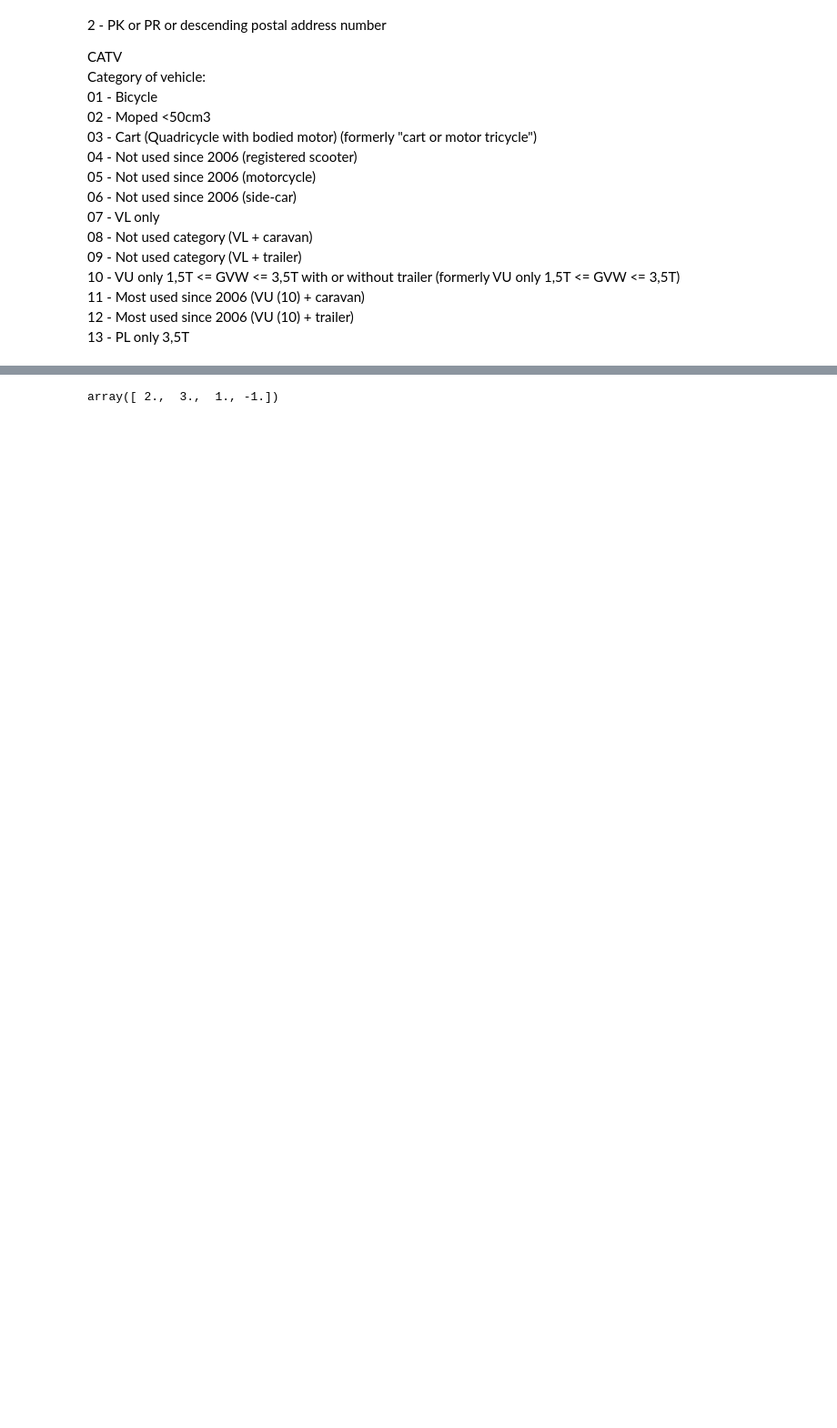
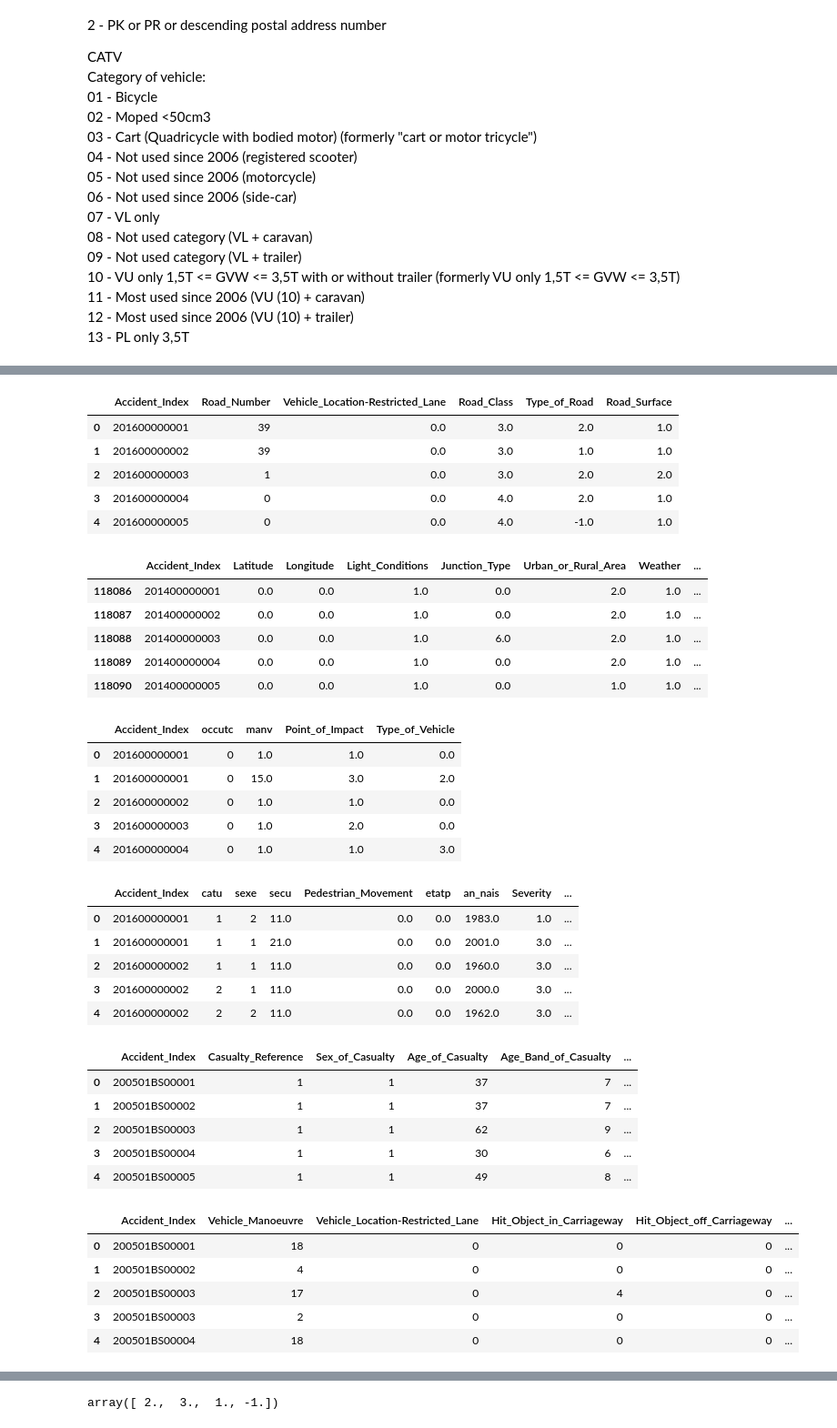
Before and after one commit to JotaCruz20/SGD2, a Jupyter notebook: 2º Projeto.ipynb, the cells around one changed output, grey strips where cells are left out. Shown at 91% size. Cells and saved outputs as stored; diff of their text form; code cells hidden in the pictures; blank space fills up the shorter version.

```diff
--- a/2º Projeto.ipynb
+++ b/2º Projeto.ipynb
@@ -1055,0 +1071,46 @@ vehiclesUK = vehiclesUK.drop('Vehicle_Type', 1)
+# %%
+placesFR.head()
+accidentsFR.head()
+vehiclesFR.head()
+personsFR.head()
+
+personsUK.head()
+vehiclesUK.head()
+accidentsUK.head()
+# %% [output]
+|  | Accident_Index | Road_Number | Vehicle_Location-Restricted_Lane | Road_Class | Type_of_Road | Road_Surface |
+| 0 | 201600000001 | 39 | 0.0 | 3.0 | 2.0 | 1.0 |
+| 1 | 201600000002 | 39 | 0.0 | 3.0 | 1.0 | 1.0 |
+| 2 | 201600000003 | 1 | 0.0 | 3.0 | 2.0 | 2.0 |
+| 3 | 201600000004 | 0 | 0.0 | 4.0 | 2.0 | 1.0 |
+| 4 | 201600000005 | 0 | 0.0 | 4.0 | -1.0 | 1.0 |
+|  | Accident_Index | Latitude | Longitude | Light_Conditions | Junction_Type | Urban_or_Rural_Area | Weather | ... |
+| 118086 | 201400000001 | 0.0 | 0.0 | 1.0 | 0.0 | 2.0 | 1.0 | ... |
+| 118087 | 201400000002 | 0.0 | 0.0 | 1.0 | 0.0 | 2.0 | 1.0 | ... |
+| 118088 | 201400000003 | 0.0 | 0.0 | 1.0 | 6.0 | 2.0 | 1.0 | ... |
+| 118089 | 201400000004 | 0.0 | 0.0 | 1.0 | 0.0 | 2.0 | 1.0 | ... |
+| 118090 | 201400000005 | 0.0 | 0.0 | 1.0 | 0.0 | 1.0 | 1.0 | ... |
+|  | Accident_Index | occutc | manv | Point_of_Impact | Type_of_Vehicle |
+| 0 | 201600000001 | 0 | 1.0 | 1.0 | 0.0 |
+| 1 | 201600000001 | 0 | 15.0 | 3.0 | 2.0 |
+| 2 | 201600000002 | 0 | 1.0 | 1.0 | 0.0 |
+| 3 | 201600000003 | 0 | 1.0 | 2.0 | 0.0 |
+| 4 | 201600000004 | 0 | 1.0 | 1.0 | 3.0 |
+|  | Accident_Index | catu | sexe | secu | Pedestrian_Movement | etatp | an_nais | Severity | ... |
+| 0 | 201600000001 | 1 | 2 | 11.0 | 0.0 | 0.0 | 1983.0 | 1.0 | ... |
+| 1 | 201600000001 | 1 | 1 | 21.0 | 0.0 | 0.0 | 2001.0 | 3.0 | ... |
+| 2 | 201600000002 | 1 | 1 | 11.0 | 0.0 | 0.0 | 1960.0 | 3.0 | ... |
+| 3 | 201600000002 | 2 | 1 | 11.0 | 0.0 | 0.0 | 2000.0 | 3.0 | ... |
+| 4 | 201600000002 | 2 | 2 | 11.0 | 0.0 | 0.0 | 1962.0 | 3.0 | ... |
+|  | Accident_Index | Casualty_Reference | Sex_of_Casualty | Age_of_Casualty | Age_Band_of_Casualty | ... |
+| 0 | 200501BS00001 | 1 | 1 | 37 | 7 | ... |
+| 1 | 200501BS00002 | 1 | 1 | 37 | 7 | ... |
+| 2 | 200501BS00003 | 1 | 1 | 62 | 9 | ... |
+| 3 | 200501BS00004 | 1 | 1 | 30 | 6 | ... |
+| 4 | 200501BS00005 | 1 | 1 | 49 | 8 | ... |
+|  | Accident_Index | Vehicle_Manoeuvre | Vehicle_Location-Restricted_Lane | Hit_Object_in_Carriageway | Hit_Object_off_Carriageway | ... |
+| 0 | 200501BS00001 | 18 | 0 | 0 | 0 | ... |
+| 1 | 200501BS00002 | 4 | 0 | 0 | 0 | ... |
+| 2 | 200501BS00003 | 17 | 0 | 4 | 0 | ... |
+| 3 | 200501BS00003 | 2 | 0 | 0 | 0 | ... |
+| 4 | 200501BS00004 | 18 | 0 | 0 | 0 | ... |
```
Also changed, not shown: parts of 6 cells of this notebook.
